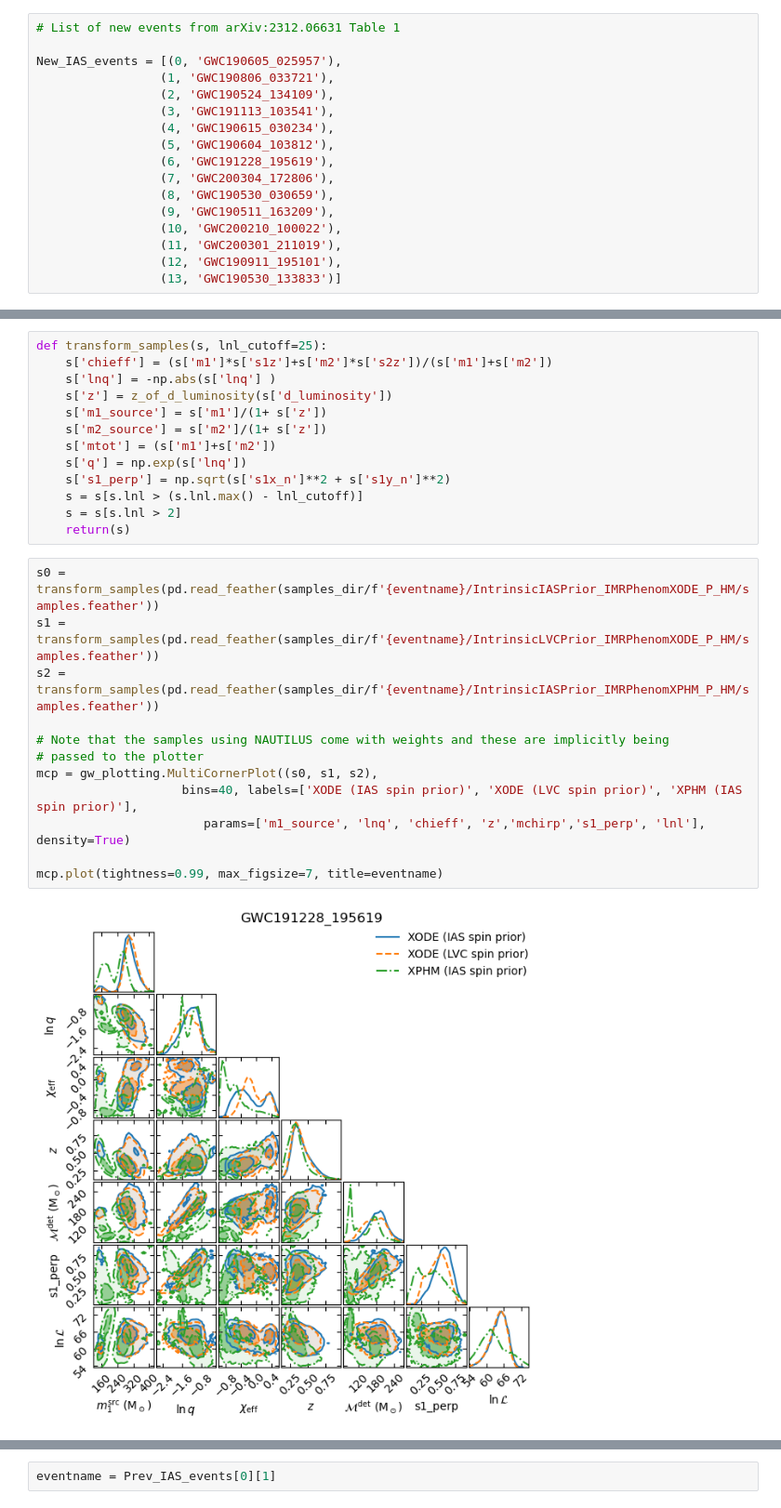
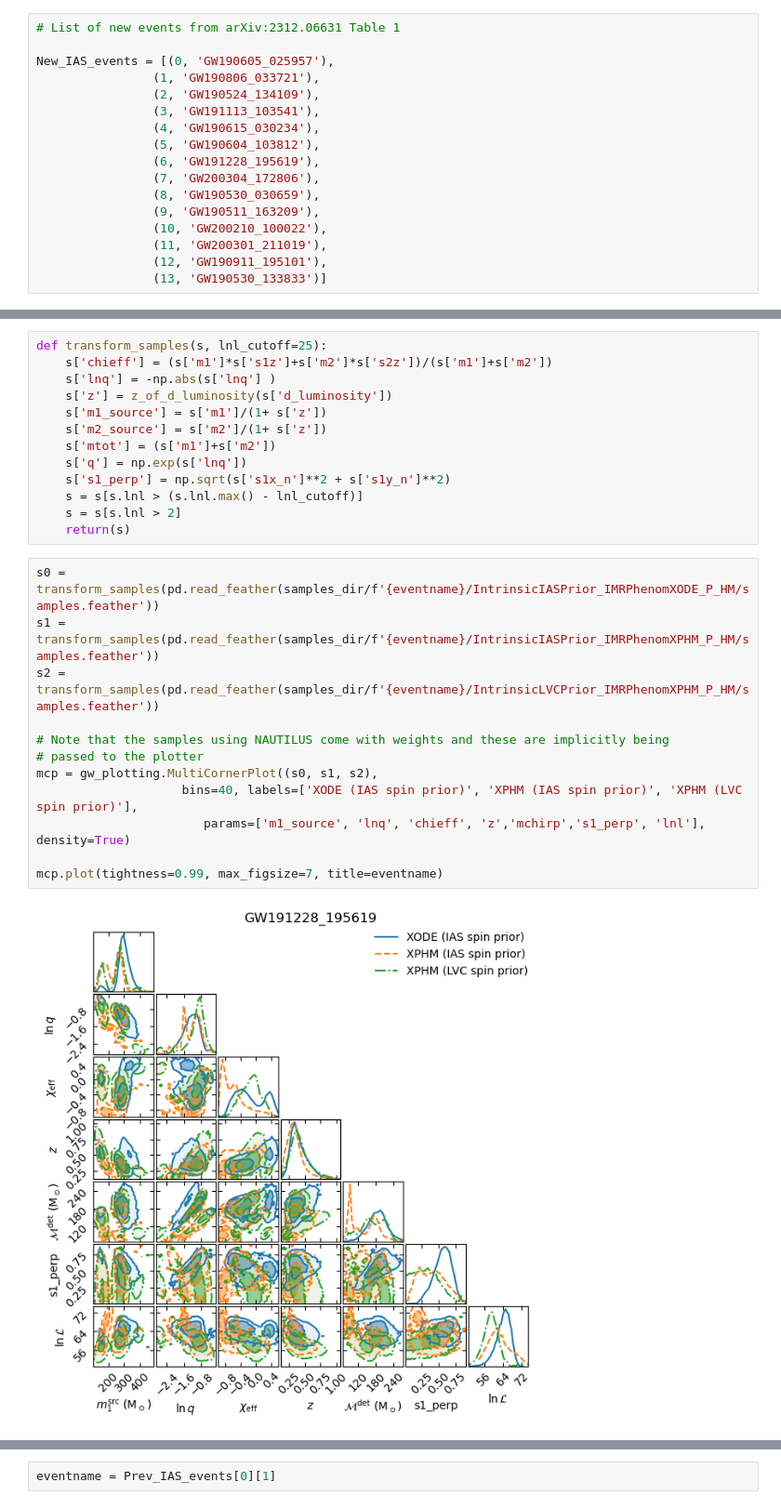
Before and after one commit to JayWadekar/GW_higher_harmonics_search, a Jupyter notebook: New_Events_arXiv_2312.06631/Reading_data.ipynb, the cells around one changed output, grey strips where cells are left out. Shown at 93% size. Drawn from its saved outputs; the diff is of its cells as text.

```diff
--- a/New_Events_arXiv_2312.06631/Reading_data.ipynb
+++ b/New_Events_arXiv_2312.06631/Reading_data.ipynb
@@ -19,20 +19,20 @@ samples_dir = Path('/data/jayw/IAS/GW/Data/HM_O3a_search/PE_samples')
 # %%
 # List of new events from arXiv:2312.06631 Table 1
 
-New_IAS_events = [(0, 'GWC190605_025957'),
-                 (1, 'GWC190806_033721'),
-                 (2, 'GWC190524_134109'),
-                 (3, 'GWC191113_103541'),
-                 (4, 'GWC190615_030234'),
-                 (5, 'GWC190604_103812'),
-                 (6, 'GWC191228_195619'),
-                 (7, 'GWC200304_172806'),
-                 (8, 'GWC190530_030659'),
-                 (9, 'GWC190511_163209'),
-                 (10, 'GWC200210_100022'),
-                 (11, 'GWC200301_211019'),
-                 (12, 'GWC190911_195101'),
-                 (13, 'GWC190530_133833')]
+New_IAS_events = [(0, 'GW190605_025957'),
+                (1, 'GW190806_033721'),
+                (2, 'GW190524_134109'),
+                (3, 'GW191113_103541'),
+                (4, 'GW190615_030234'),
+                (5, 'GW190604_103812'),
+                (6, 'GW191228_195619'),
+                (7, 'GW200304_172806'),
+                (8, 'GW190530_030659'),
+                (9, 'GW190511_163209'),
+                (10, 'GW200210_100022'),
+                (11, 'GW200301_211019'),
+                (12, 'GW190911_195101'),
+                (13, 'GW190530_133833')]
 # %%
 eventname = New_IAS_events[6][1]
 # %%
@@ -50,15 +50,15 @@ def transform_samples(s, lnl_cutoff=25):
     return(s)
 # %%
 s0 = transform_samples(pd.read_feather(samples_dir/f'{eventname}/IntrinsicIASPrior_IMRPhenomXODE_P_HM/samples.feather'))
-s1 = transform_samples(pd.read_feather(samples_dir/f'{eventname}/IntrinsicLVCPrior_IMRPhenomXODE_P_HM/samples.feather'))
-s2 = transform_samples(pd.read_feather(samples_dir/f'{eventname}/IntrinsicIASPrior_IMRPhenomXPHM_P_HM/samples.feather'))
+s1 = transform_samples(pd.read_feather(samples_dir/f'{eventname}/IntrinsicIASPrior_IMRPhenomXPHM_P_HM/samples.feather'))
+s2 = transform_samples(pd.read_feather(samples_dir/f'{eventname}/IntrinsicLVCPrior_IMRPhenomXPHM_P_HM/samples.feather'))
 
 # Note that the samples using NAUTILUS come with weights and these are implicitly being
 # passed to the plotter
 mcp = gw_plotting.MultiCornerPlot((s0, s1, s2),
-                    bins=40, labels=['XODE (IAS spin prior)', 'XODE (LVC spin prior)', 'XPHM (IAS spin prior)'],
+                    bins=40, labels=['XODE (IAS spin prior)', 'XPHM (IAS spin prior)', 'XPHM (LVC spin prior)'],
                        params=['m1_source', 'lnq', 'chieff', 'z','mchirp','s1_perp', 'lnl'], density=True)
 
 mcp.plot(tightness=0.99, max_figsize=7, title=eventname)
 # %% [output]
-[figure, old version]
+[figure, new version]
```
Also changed, not shown: parts of 10 cells of this notebook, 1 other file.
